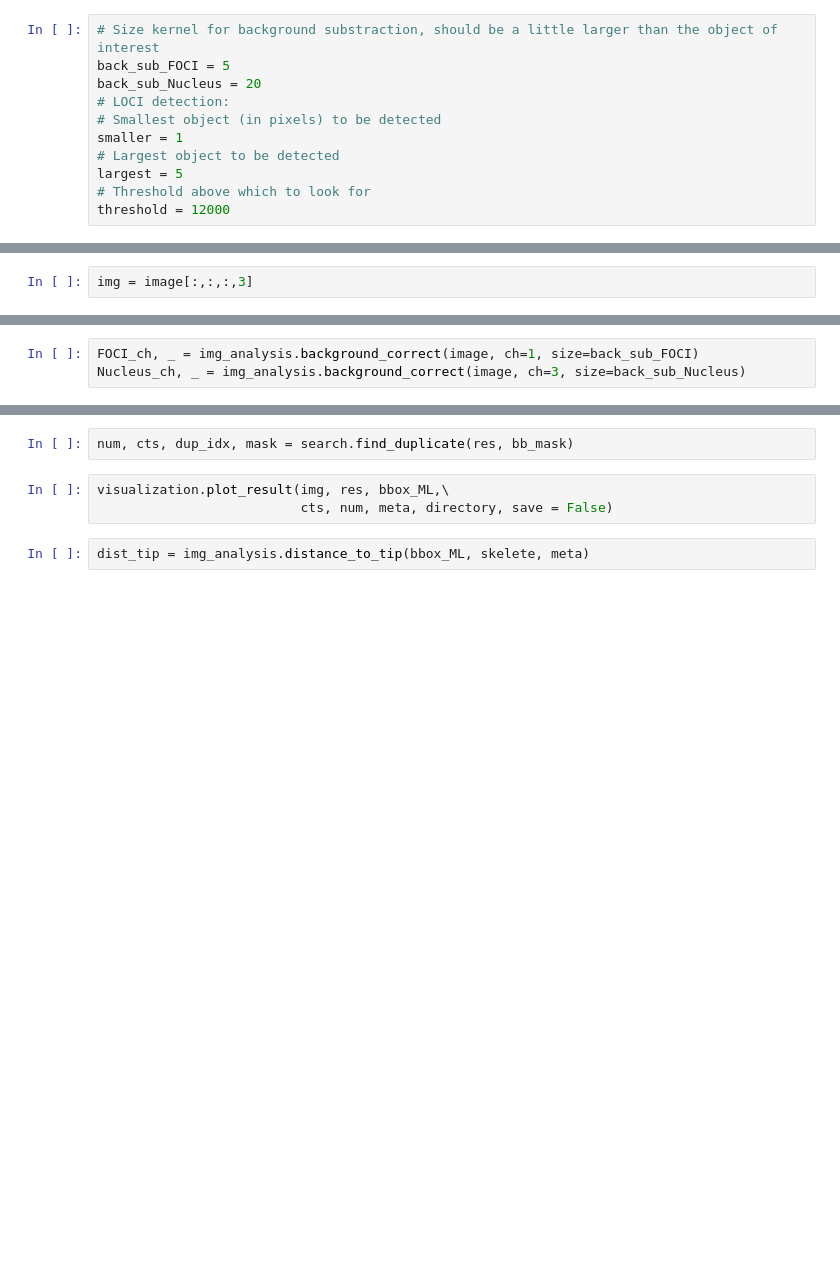
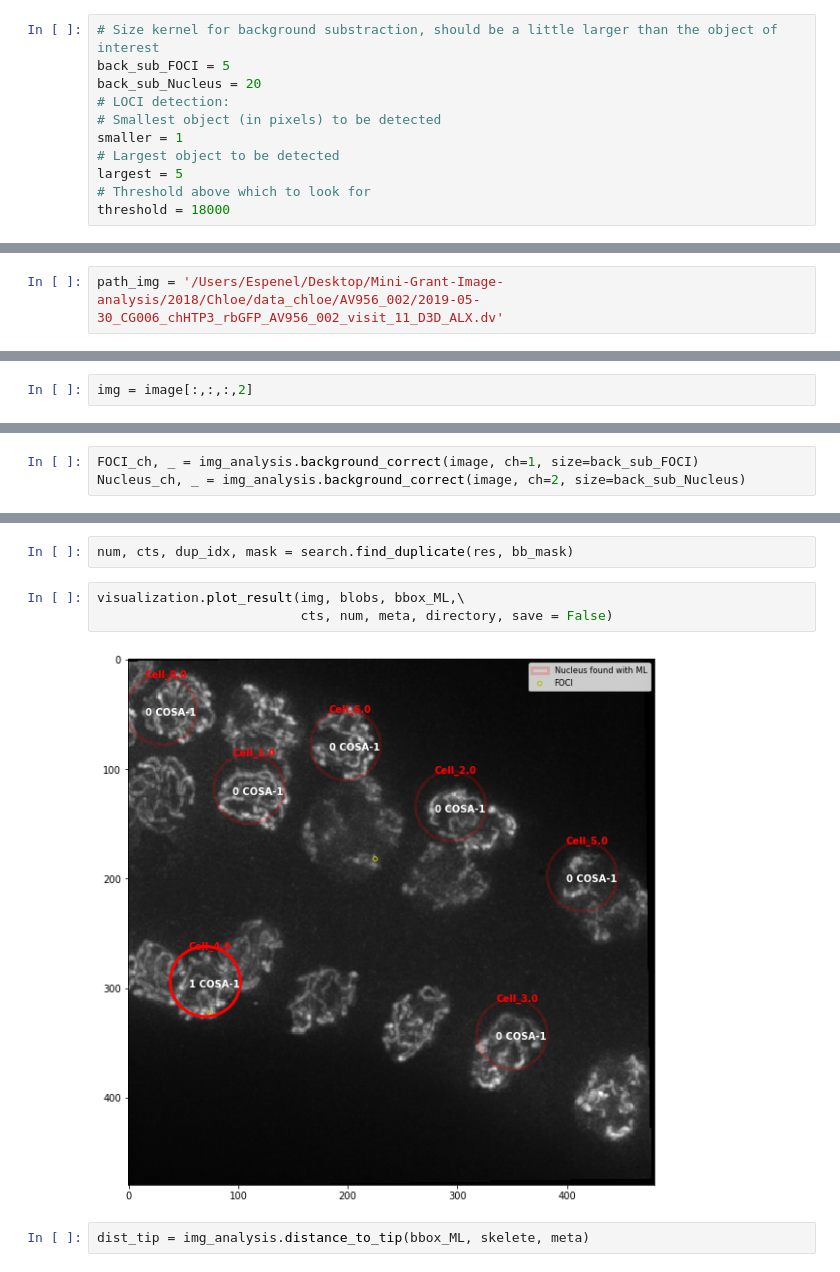
Before and after one commit to bioimage-analysis/Chloe_Chromosome_detection, a Jupyter notebook: notebook/analysis_data_Chloe.ipynb, the cells around one changed output, grey strips where cells are left out. Cells and saved outputs as stored; diff of their text form; blank space fills up the shorter version.

```diff
--- a/notebook/analysis_data_Chloe.ipynb
+++ b/notebook/analysis_data_Chloe.ipynb
@@ -61,7 +61,7 @@ smaller = 1
 # Largest object to be detected
 largest = 5
 # Threshold above which to look for
-threshold = 12000
+threshold = 18000
 # %% [markdown]
 # Find "Skeleton" of gonad
 # %%
@@ -75,3 +73,5 @@ path_img = path_data + '/2017-04-12_RAD51-HTP3_cku80-exo1_002_visit_13_D3D_ALX.d
+# %%
+path_img = '/Users/Espenel/Desktop/Mini-Grant-Image-analysis/2018/Chloe/data_chloe/AV956_002/2019-05-30_CG006_chHTP3_rbGFP_AV956_002_visit_11_D3D_ALX.dv'
 # %%
 image, meta, directory = load_data.load_bioformats(path_img)
 # %% [markdown]
@@ -90,5 +93,5 @@ plt.legend([stage_pos, working_on], ["Stage Positions",
 # %%
-img = image[:,:,:,3]
+img = image[:,:,:,2]
 # %% [markdown]
 ### Optionally you can visualyze your data
 # %%
@@ -117,6 +124,6 @@ for coord in bbox_ML:
 # Background Substraction
 # %%
 FOCI_ch, _ = img_analysis.background_correct(image, ch=1, size=back_sub_FOCI)
-Nucleus_ch, _ = img_analysis.background_correct(image, ch=3, size=back_sub_Nucleus)
+Nucleus_ch, _ = img_analysis.background_correct(image, ch=2, size=back_sub_Nucleus)
 # %%
 visualization.plot_background(image, FOCI_ch, Nucleus_ch)
@@ -151,8 +162,10 @@ res, bb_mask = search.binary_select_foci(bbox_ML, Nucleus_ch, masked)
 # %%
 num, cts, dup_idx, mask = search.find_duplicate(res, bb_mask)
 # %%
-visualization.plot_result(img, res, bbox_ML,\
+visualization.plot_result(img, blobs, bbox_ML,\
                           cts, num, meta, directory, save = False)
+# %% [output]
+[figure, added]
 # %%
 dist_tip = img_analysis.distance_to_tip(bbox_ML, skelete, meta)
 # %%
```
Also changed, not shown: parts of 8 cells of this notebook, 1 other file.
